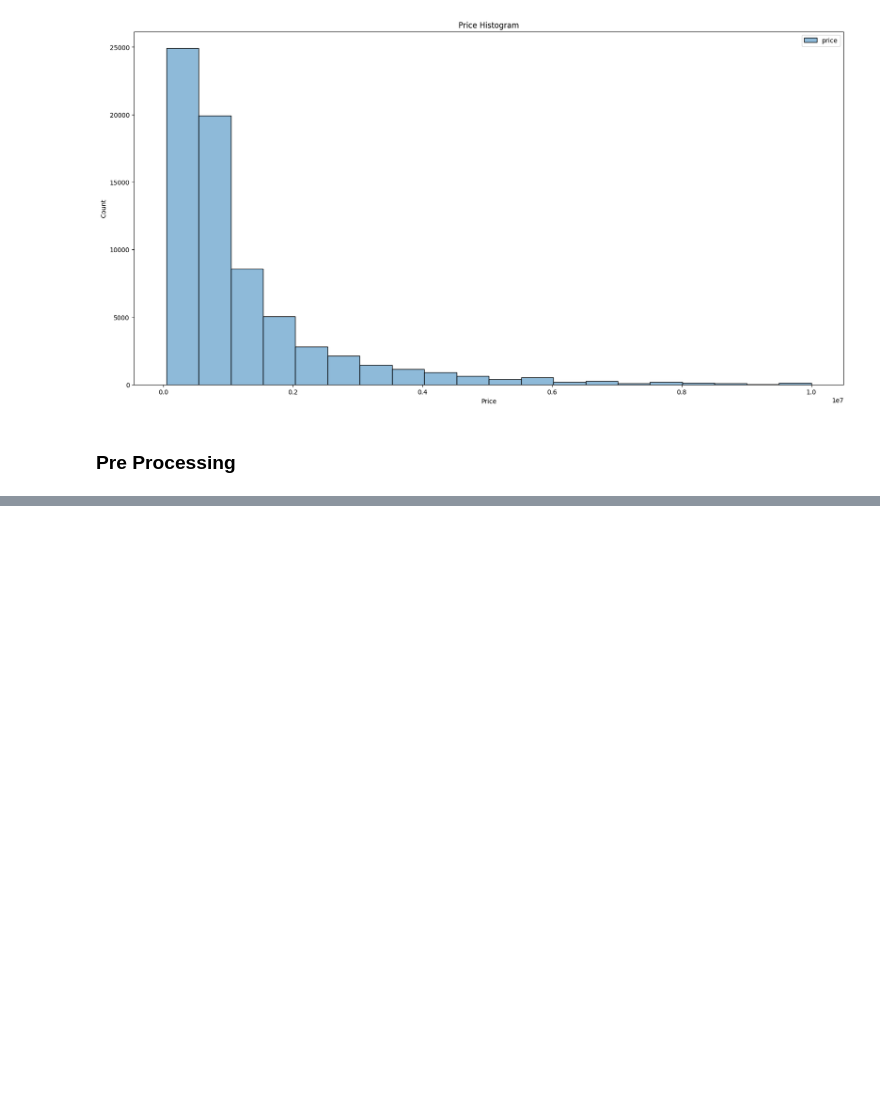
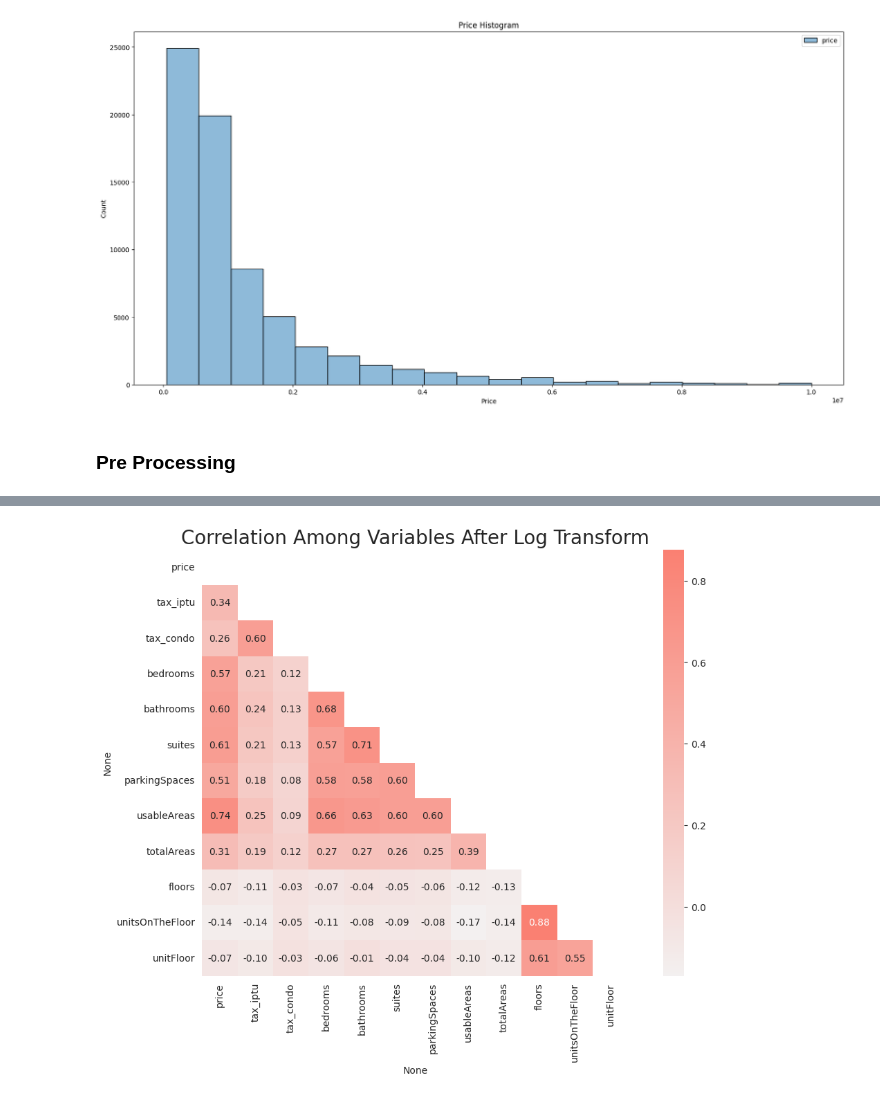
Before and after one commit to MpRonald/Machine-Learning, a Jupyter notebook: Regression_SKLearn.ipynb, the cells around one changed output, grey strips where cells are left out. Drawn from its saved outputs; the diff is of its cells as text; code cells hidden in the pictures; blank space fills up the shorter version.

```diff
--- a/Regression_SKLearn.ipynb
+++ b/Regression_SKLearn.ipynb
@@ -314,7 +315,7 @@ Index(['types_unit', 'types_usage', 'address_zone', 'prices_price',
        'features_unitsOnTheFloor', 'features_unitFloor'],
       dtype='object')
 # %%
-data_houses.columns = [['unit', 'usage', 'zone', 'price', 'tax_iptu', 'tax_condo', 'bedrooms',
+data_houses.columns = [['unit', 'zone', 'price', 'tax_iptu', 'tax_condo', 'bedrooms',
                            'bathrooms', 'suites', 'parkingSpaces', 'usableAreas', 'totalAreas',
                            'floors', 'unitsOnTheFloor', 'unitFloor']]
 # %%
@@ -363,3 +364,11 @@ ax.set_xlabel('Price');
 [figure]
 # %% [markdown]
 ### Pre Processing
+# %%
+tranformer = FunctionTransformer(np.log1p, validate=True)
+data_transformed = tranformer.transform(data_houses.select_dtypes(exclude=['object']))
+col_data_tranf = data_houses.select_dtypes(exclude=['object']).columns
+data_transf = pd.concat([data_houses.select_dtypes(include=['object']),
+                        pd.DataFrame(data_transformed, columns=col_data_tranf)],axis=1)
+
+data_transf.head()
@@ -365,0 +382,10 @@ ax.set_xlabel('Price');
+# %%
+corr_tranf = data_transf.corr()
+mask = np.zeros_like(corr_tranf)
+mask[np.triu_indices_from(mask)] = True
+with sns.axes_style("white"):
+    f, ax = plt.subplots(figsize=(13, 8))
+    ax = sns.heatmap(corr_tranf, cmap=colors, mask=mask, square=True, fmt='.2f', annot=True)
+    ax.set_title('Correlation Among Variables After Log Transform', fontsize=20);
+# %% [output]
+[figure, added]
```
Also changed, not shown: parts of 6 cells of this notebook.
